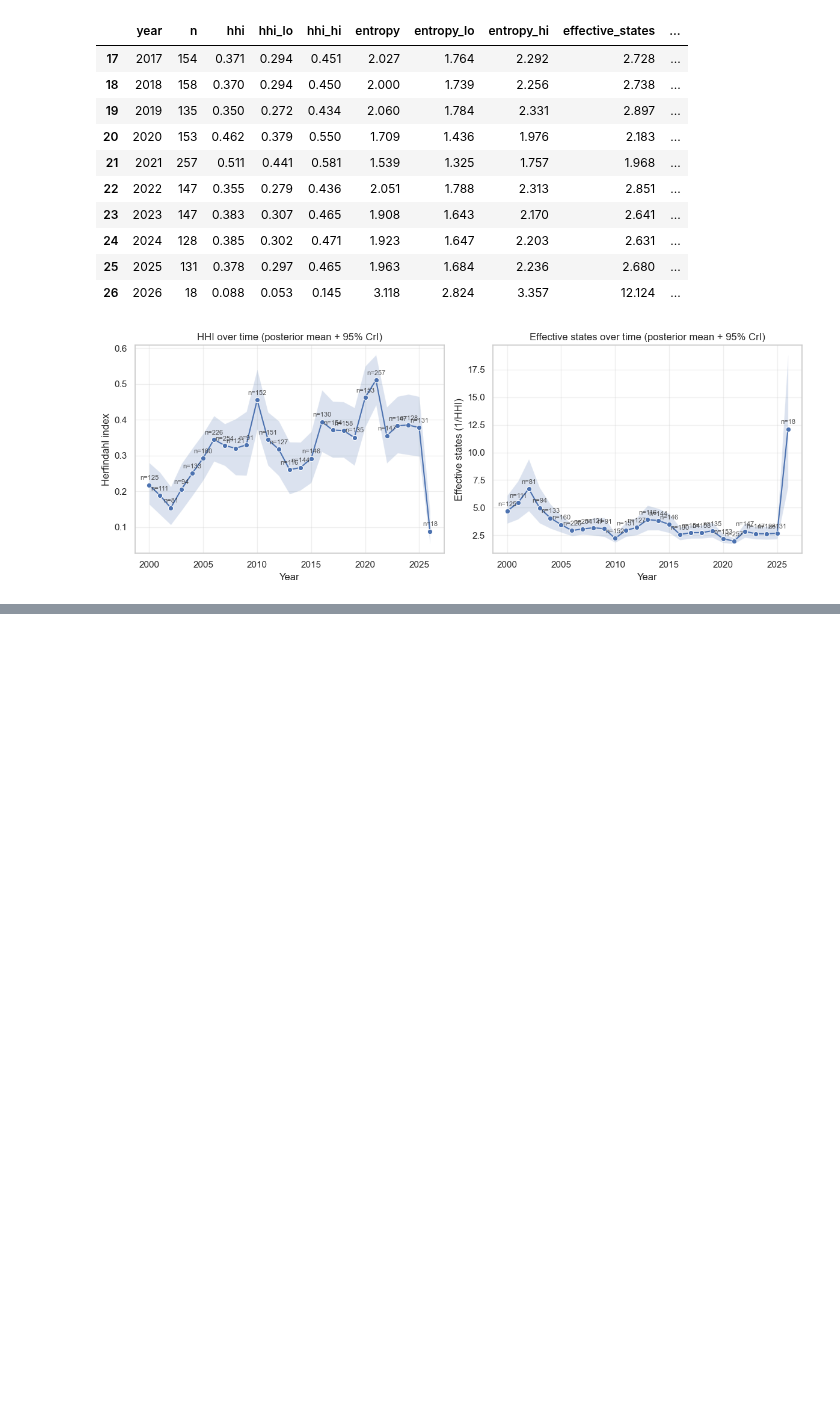
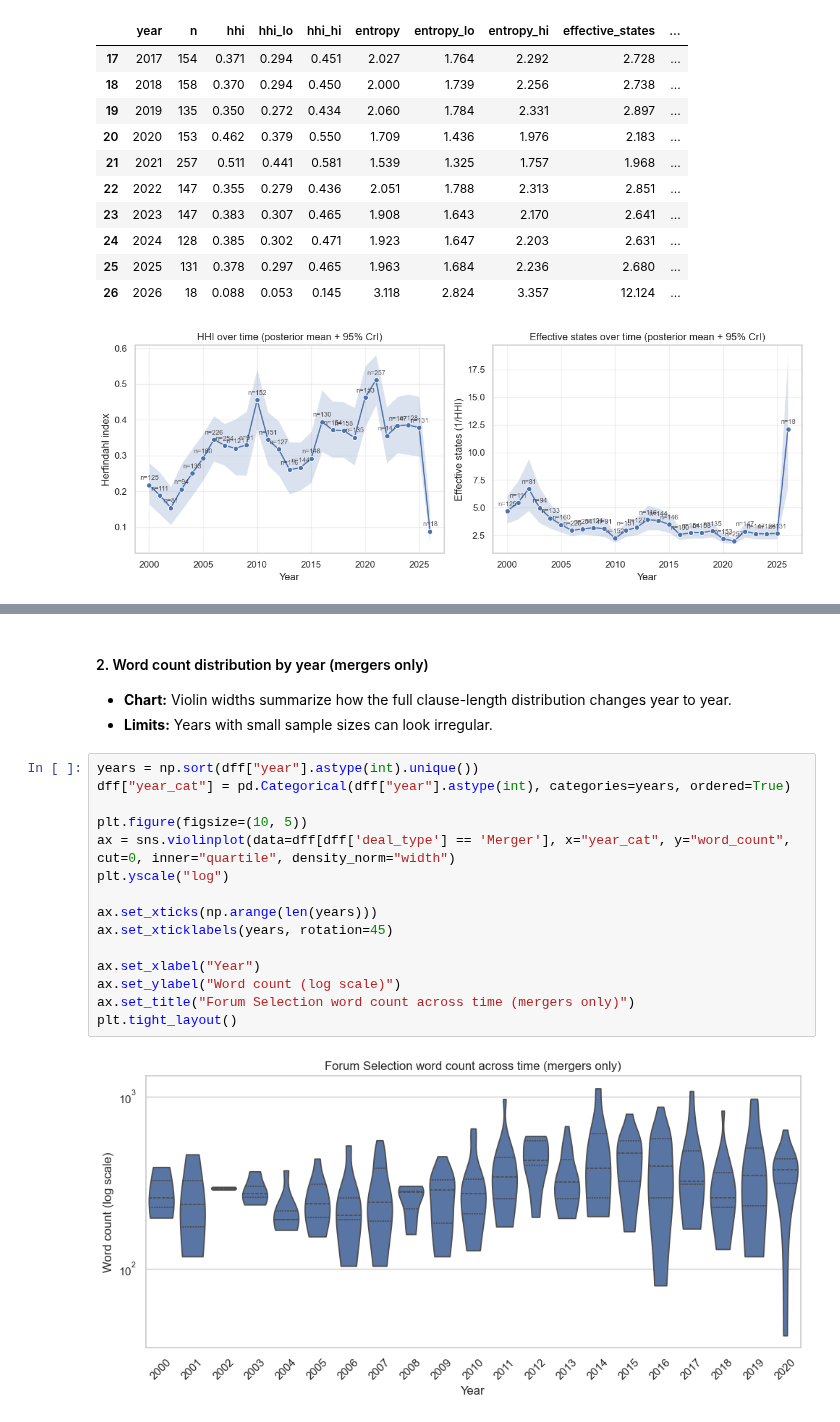
Before and after one commit to PlatosTwin/pandects-app, a Jupyter notebook: examples/pandects_api_governing_law.ipynb, the cells around one changed output, grey strips where cells are left out. Saved outputs shown, nothing was run; the diff lists cells and outputs as text; blank space fills up the shorter version.

```diff
--- a/examples/pandects_api_governing_law.ipynb
+++ b/examples/pandects_api_governing_law.ipynb
@@ -1422,0 +1919,21 @@ plt.show()
+# %% [markdown]
+#### 2. Word count distribution by year (mergers only)
+- **Chart:** Violin widths summarize how the full clause-length distribution changes year to year.
+- **Limits:** Years with small sample sizes can look irregular.
+# %%
+years = np.sort(dff["year"].astype(int).unique())
+dff["year_cat"] = pd.Categorical(dff["year"].astype(int), categories=years, ordered=True)
+
+plt.figure(figsize=(10, 5))
+ax = sns.violinplot(data=dff[dff['deal_type'] == 'Merger'], x="year_cat", y="word_count", cut=0, inner="quartile", density_norm="width")
+plt.yscale("log")
+
+ax.set_xticks(np.arange(len(years)))
+ax.set_xticklabels(years, rotation=45)
+
+ax.set_xlabel("Year")
+ax.set_ylabel("Word count (log scale)")
+ax.set_title("Forum Selection word count across time (mergers only)")
+plt.tight_layout()
+# %% [output]
+[figure, added]
```
Also changed, not shown: parts of 49 cells of this notebook, 2 other files.
